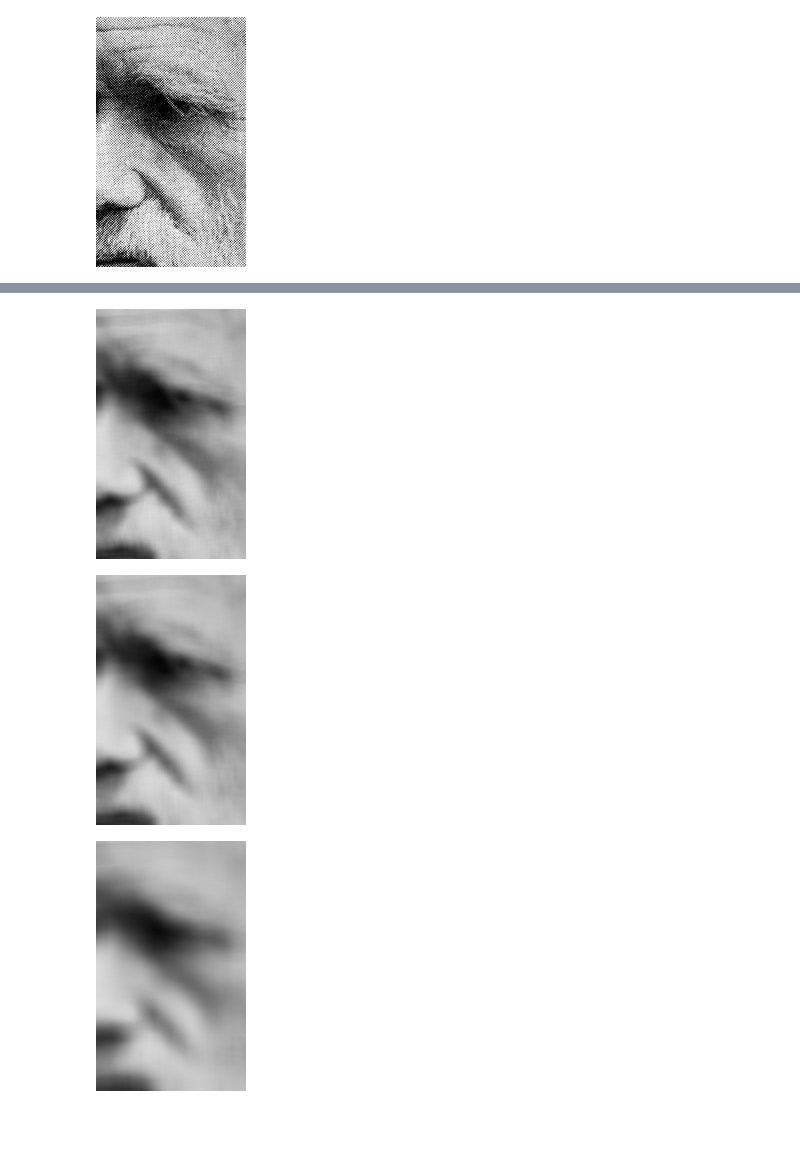
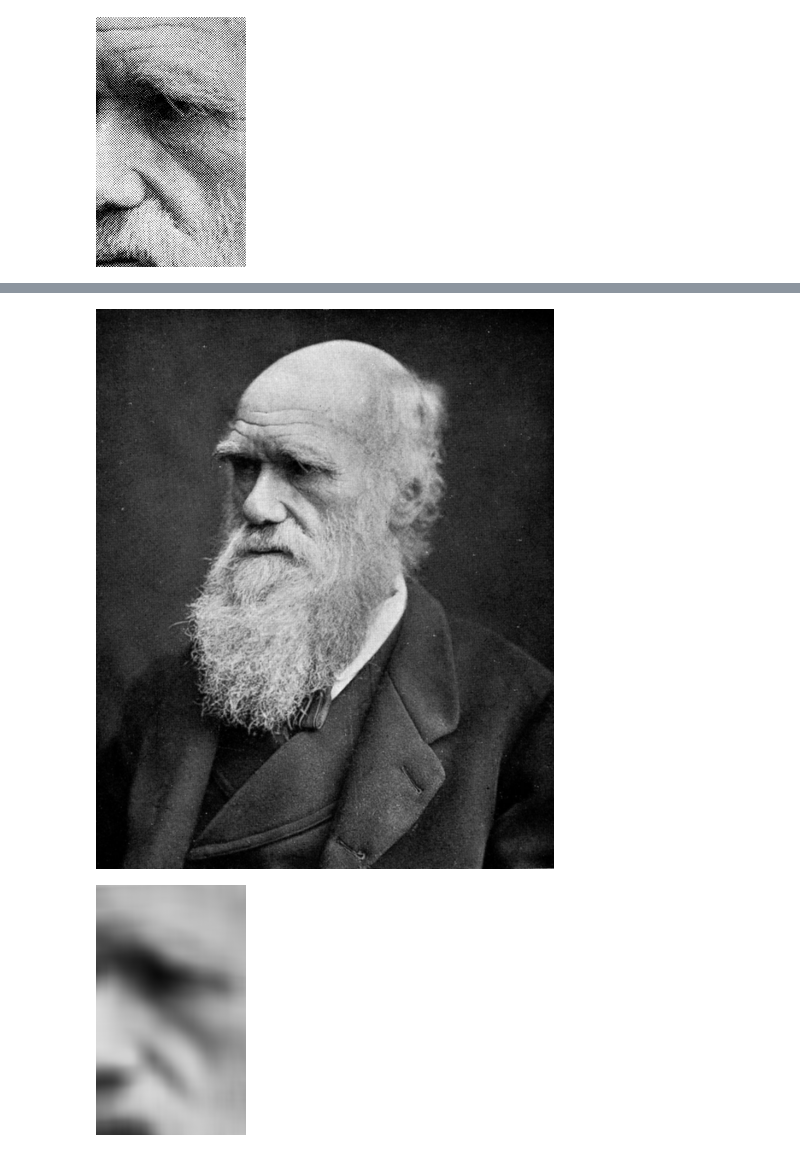
Before and after one commit to mivt18/02blur, a Jupyter notebook: 02blur.ipynb, the cells around one changed output, grey strips where cells are left out. Cells and saved outputs as stored; diff of their text form; code cells hidden in the pictures; blank space fills up the shorter version.

```diff
--- a/02blur.ipynb
+++ b/02blur.ipynb
@@ -47,5 +47,5 @@ blur_py(pic, 10)
 # %%
-def blur_np(img, r):
+def blur_gauss(img, r):
     w, h = img.size
     a = np.array(img.getdata(), dtype=np.uint8)\
                 .reshape(h, w)
@@ -54,9 +54,8 @@ def blur_np(img, r):
         for j in range(w):
             up, bt = max(i-r,0), min(i+r+1,h)
             lf, rt = max(j-r,0), min(j+r+1,w)
-            b[i,j] = np.average(a[up:bt, lf:rt])
+
+            mask = coeff[up-i+r:bt-i+r, lf-j+r:rt-j+r]
+
+            b[i,j] = (a[up:bt, lf:rt]*mask).sum() / mask.sum()
     return Image.fromarray(b)
-# %%
-blur_np(pic, 5)
-# %% [output]
-[figure, removed]
@@ -68,10 +69,10 @@ def blur_npnp(img,r):
     shifted = [np.roll(np.roll(a,i//n,axis=0),i%n,axis=1) for i in range(n**2)]
     b = (np.sum(np.stack(shifted), axis=0) / n**2).astype(np.uint8)
     return Image.fromarray(b)
-# %%
-blur_np(pic,6)
-# %% [output]
-[figure, removed]
+# %%
+blur_np(Image.fromarray(a),1)
+# %% [output]
+[figure, added]
 # %%
 blur_np(pic,10)
 # %% [output]
```
Also changed, not shown: parts of 5 cells of this notebook, 1 other file.
